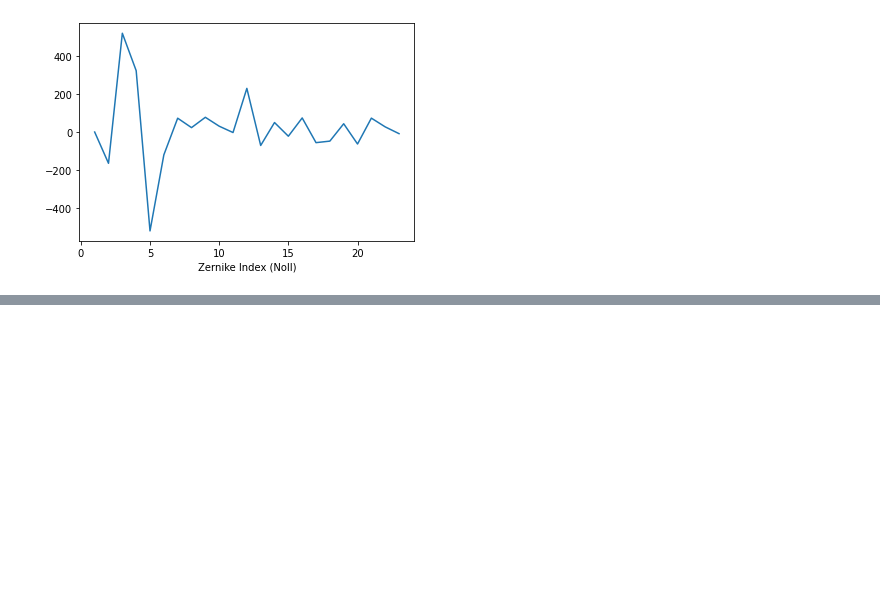
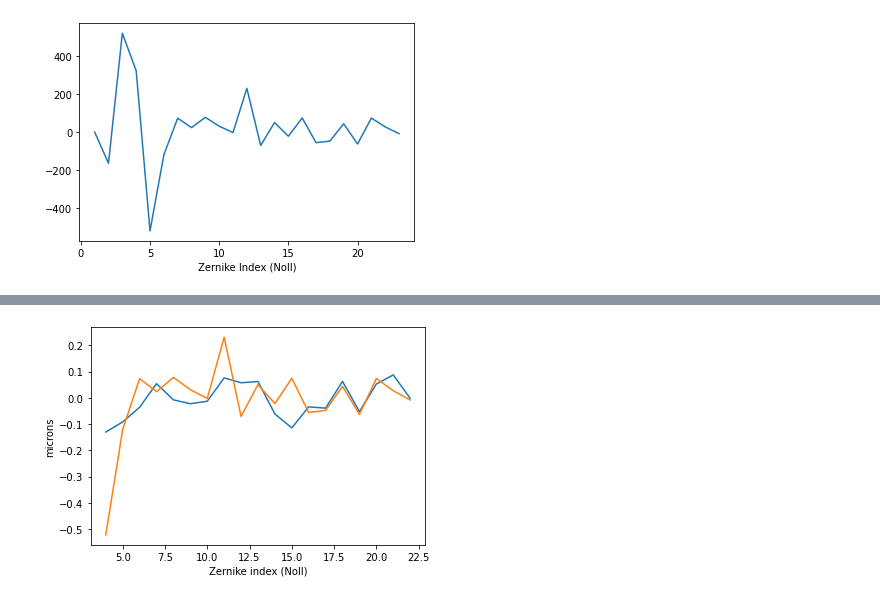
Before and after one commit to jfcrenshaw/donut-sims, a Jupyter notebook: notebooks/one_intra_and_extra.ipynb, the cells around one changed output, grey strips where cells are left out. Drawn from its saved outputs; the diff is of its cells as text; code cells hidden in the pictures; blank space fills up the shorter version.

Commit message:
Added zernike estimation.

```diff
--- a/notebooks/one_intra_and_extra.ipynb
+++ b/notebooks/one_intra_and_extra.ipynb
@@ -196,0 +199,2 @@ np.savez(
+# %%
+npz = np.load("one_intra_and_extra.npz")
@@ -196,0 +239,36 @@ np.savez(
+# %%
+intra_stamp = DonutStamp(
+    afwImage.MaskedImageF(afwImage.ImageF(npz["intra"])),
+    geom.SpherePoint(0, 0, geom.radians),
+    geom.Point2D(0, 0),
+    DefocalType.Intra,
+    "R22_S11",
+    "LSSTCam",
+)
+
+extra_stamp = DonutStamp(
+    afwImage.MaskedImageF(afwImage.ImageF(npz["extra"])),
+    geom.SpherePoint(0, 0, geom.radians),
+    geom.Point2D(0, 0),
+    DefocalType.Extra,
+    "R22_S11",
+    "LSSTCam",
+)
+# %%
+# configure the Zernike estimator
+zernConfig = EstimateZernikesCwfsTaskConfig()
+zernTask = EstimateZernikesCwfsTask(config=zernConfig)
+
+# estimate zernikes
+est_zernikes = zernTask.estimateZernikes(
+    DonutStamps([extra_stamp]),
+    DonutStamps([intra_stamp]),
+)
+# %%
+plt.plot(np.arange(4, 23), est_zernikes[0])
+plt.plot(np.arange(4, 23), npz["zernikes"][4:]/1000)
+plt.xlabel("Zernike index (Noll)")
+plt.ylabel("microns")
+plt.show()
+# %% [output]
+[figure, added]
```
Also changed, not shown: parts of 4 cells of this notebook.
